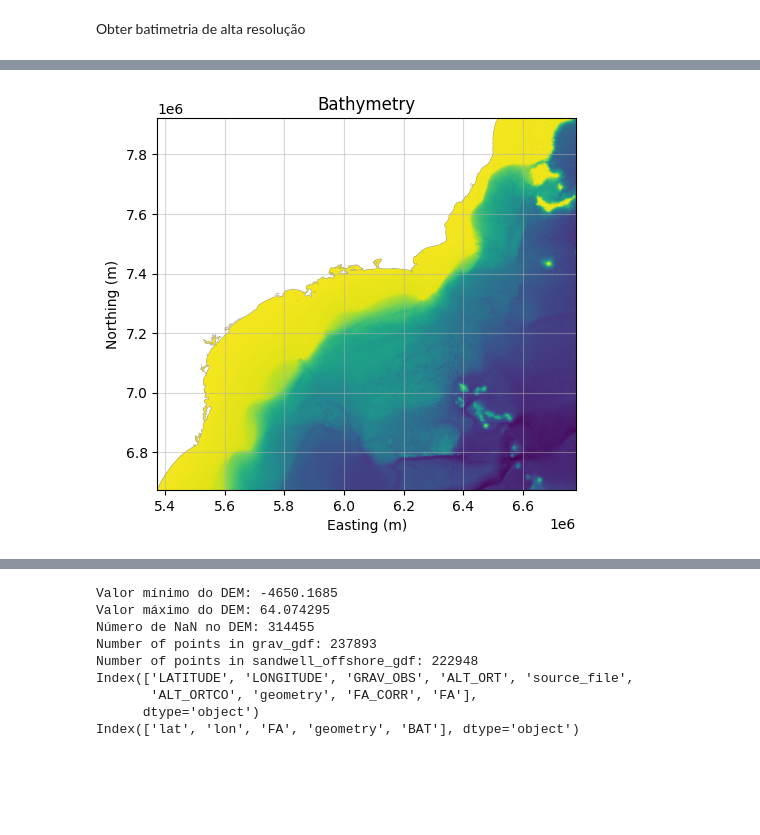
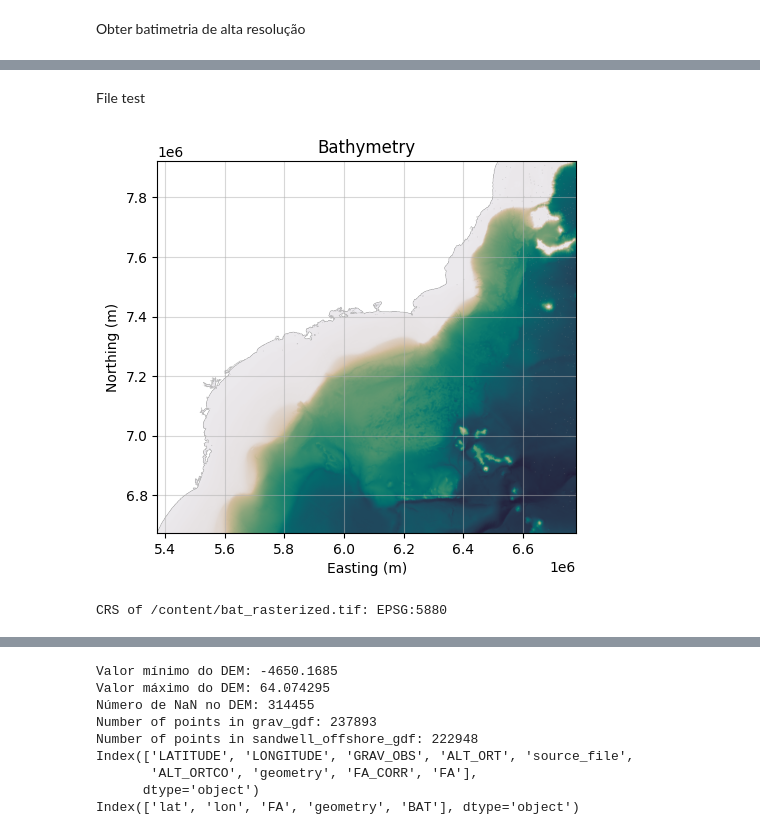
Before and after one commit to lszam/potentials-on, a Jupyter notebook: PosdocON_GravCamposSantosRibeira_Etapa02.ipynb, the cells around one changed output, grey strips where cells are left out. Drawn from its saved outputs; the diff is of its cells as text; code cells hidden in the pictures; blank space fills up the shorter version.

```diff
--- a/PosdocON_GravCamposSantosRibeira_Etapa02.ipynb
+++ b/PosdocON_GravCamposSantosRibeira_Etapa02.ipynb
@@ -412,29 +428,31 @@ with rasterio.open(
+# %% [markdown]
+File test
 # %%
 import rasterio
 from rasterio.plot import show
 import matplotlib.pyplot as plt
 
-# Path to the rasterized bathymetry file
 bat_rasterized_path = '/content/bat_rasterized.tif'
 
-# Open the raster file
+# Open the raster file for testing
 with rasterio.open(bat_rasterized_path) as src:
-    # Read the raster data
     bat_data = src.read(1)
-    # Get the transform
     transform = src.transform
-    # Get the extent for plotting
     extent = [src.bounds.left, src.bounds.right, src.bounds.bottom, src.bounds.top]
 
-    # Plot the raster data
+    # Plot
     fig, ax = plt.subplots(figsize=(5, 5))
-    show(bat_data, ax=ax, transform=transform, extent=extent, cmap='viridis') # You can choose a different colormap
+    show(bat_data, ax=ax, transform=transform, extent=extent, cmap=cmocean.cm.rain_r)
 
     ax.set_title('Bathymetry')
     ax.set_xlabel('Easting (m)')
     ax.set_ylabel('Northing (m)')
     plt.grid(True, alpha=0.5)
     plt.tight_layout()
     plt.show()
 # %% [output]
-[figure, old version]
+[figure, new version]
+# %%
+print(f"CRS of {bat_rasterized_path}: {src.crs}")
+# %% [output]
+CRS of /content/bat_rasterized.tif: EPSG:5880
```
Also changed, not shown: parts of 6 cells of this notebook.
